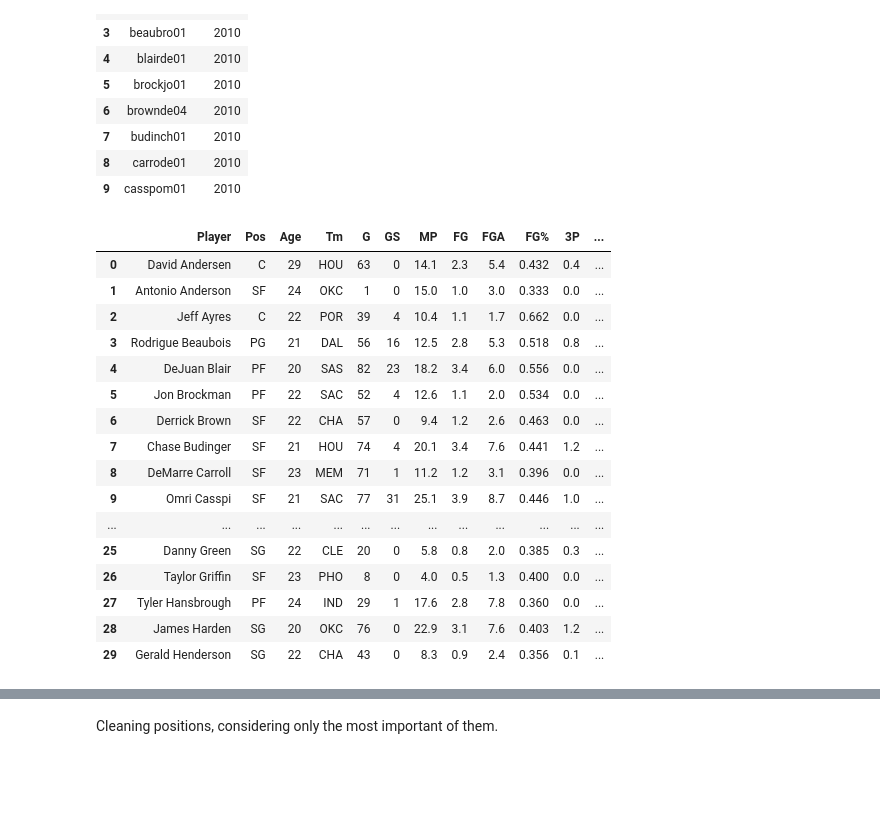
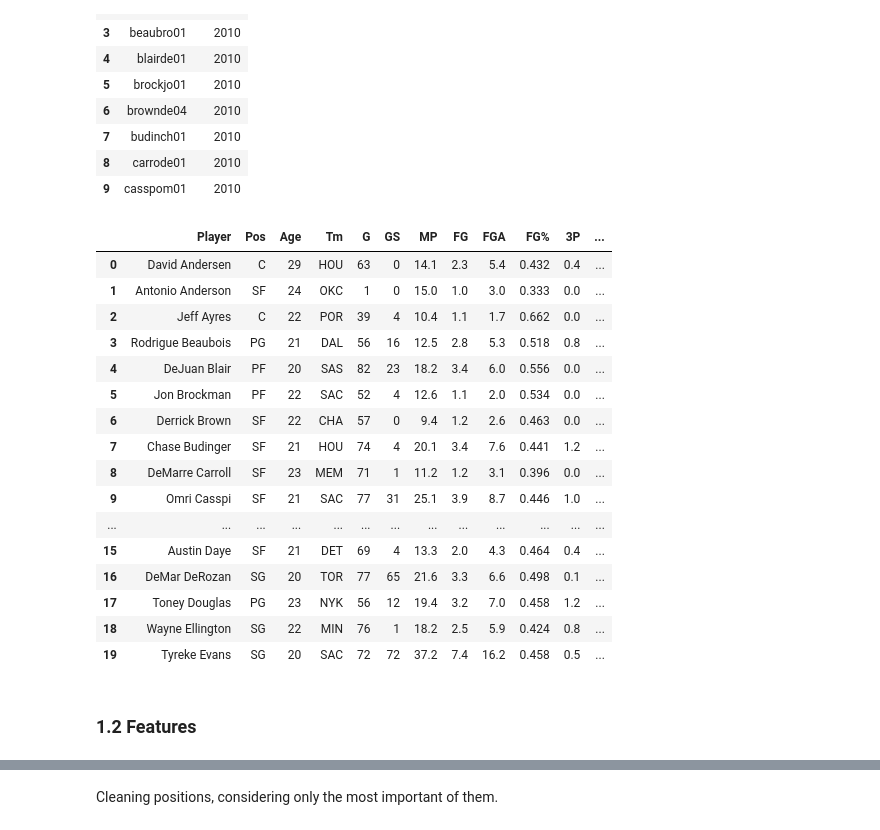
Before and after one commit to ywateba/fds_2023_project, a Jupyter notebook: final_project.ipynb, the cells around one changed output, grey strips where cells are left out. Drawn from its saved outputs; the diff is of its cells as text; code cells hidden in the pictures; blank space fills up the shorter version.

```diff
--- a/final_project.ipynb
+++ b/final_project.ipynb
@@ -23,5 +44,16 @@ pd.set_option('display.max_columns', None)
 # %%
 def scraper_basic_statistics(starting_year, ending_year):
+    """Creating the scraper to populate DataFrame containing basic statistics
+        for all players within the specified range of seasons,
+        starting from starting_year and concluding at ending_year.
+
+    Args:
+        starting_year (int): initial year for importing data
+        ending_year (int): ending year for importing data
+
+    Returns:
+        df: DataFrame with basic statistics for all players within the specified range of seasons
+    """
     df = pd.DataFrame()
 
     for year in tqdm(range(starting_year, ending_year + 1), desc="Processing Years", unit = "year"):
@@ -320,21 +352,24 @@ inv_rookies.head(10)
 # %%
 rookies_df = pd.merge(merged_df, inv_rookies, on=['ID', 'Season'])
 rookies_df.head(30)
+rookies_df.head(20)
 # %% [output]
 |  | Player | Pos | Age | Tm | G | GS | MP | FG | FGA | FG% | 3P | ... |
 | 0 | David Andersen | C | 29 | HOU | 63 | 0 | 14.1 | 2.3 | 5.4 | 0.432 | 0.4 | ... |
 | 1 | Antonio Anderson | SF | 24 | OKC | 1 | 0 | 15.0 | 1.0 | 3.0 | 0.333 | 0.0 | ... |
 | 2 | Jeff Ayres | C | 22 | POR | 39 | 4 | 10.4 | 1.1 | 1.7 | 0.662 | 0.0 | ... |
 | 3 | Rodrigue Beaubois | PG | 21 | DAL | 56 | 16 | 12.5 | 2.8 | 5.3 | 0.518 | 0.8 | ... |
 | 4 | DeJuan Blair | PF | 20 | SAS | 82 | 23 | 18.2 | 3.4 | 6.0 | 0.556 | 0.0 | ... |
 | 5 | Jon Brockman | PF | 22 | SAC | 52 | 4 | 12.6 | 1.1 | 2.0 | 0.534 | 0.0 | ... |
 | 6 | Derrick Brown | SF | 22 | CHA | 57 | 0 | 9.4 | 1.2 | 2.6 | 0.463 | 0.0 | ... |
 | 7 | Chase Budinger | SF | 21 | HOU | 74 | 4 | 20.1 | 3.4 | 7.6 | 0.441 | 1.2 | ... |
 | 8 | DeMarre Carroll | SF | 23 | MEM | 71 | 1 | 11.2 | 1.2 | 3.1 | 0.396 | 0.0 | ... |
 | 9 | Omri Casspi | SF | 21 | SAC | 77 | 31 | 25.1 | 3.9 | 8.7 | 0.446 | 1.0 | ... |
 | ... | ... | ... | ... | ... | ... | ... | ... | ... | ... | ... | ... | ... |
-| 25 | Danny Green | SG | 22 | CLE | 20 | 0 | 5.8 | 0.8 | 2.0 | 0.385 | 0.3 | ... |
-| 26 | Taylor Griffin | SF | 23 | PHO | 8 | 0 | 4.0 | 0.5 | 1.3 | 0.400 | 0.0 | ... |
-| 27 | Tyler Hansbrough | PF | 24 | IND | 29 | 1 | 17.6 | 2.8 | 7.8 | 0.360 | 0.0 | ... |
-| 28 | James Harden | SG | 20 | OKC | 76 | 0 | 22.9 | 3.1 | 7.6 | 0.403 | 1.2 | ... |
-| 29 | Gerald Henderson | SG | 22 | CHA | 43 | 0 | 8.3 | 0.9 | 2.4 | 0.356 | 0.1 | ... |
+| 15 | Austin Daye | SF | 21 | DET | 69 | 4 | 13.3 | 2.0 | 4.3 | 0.464 | 0.4 | ... |
+| 16 | DeMar DeRozan | SG | 20 | TOR | 77 | 65 | 21.6 | 3.3 | 6.6 | 0.498 | 0.1 | ... |
+| 17 | Toney Douglas | PG | 23 | NYK | 56 | 12 | 19.4 | 3.2 | 7.0 | 0.458 | 1.2 | ... |
+| 18 | Wayne Ellington | SG | 22 | MIN | 76 | 1 | 18.2 | 2.5 | 5.9 | 0.424 | 0.8 | ... |
+| 19 | Tyreke Evans | SG | 20 | SAC | 72 | 72 | 37.2 | 7.4 | 16.2 | 0.458 | 0.5 | ... |
+# %% [markdown]
+### 1.2 Features
```
Also changed, not shown: parts of 46 cells of this notebook.
